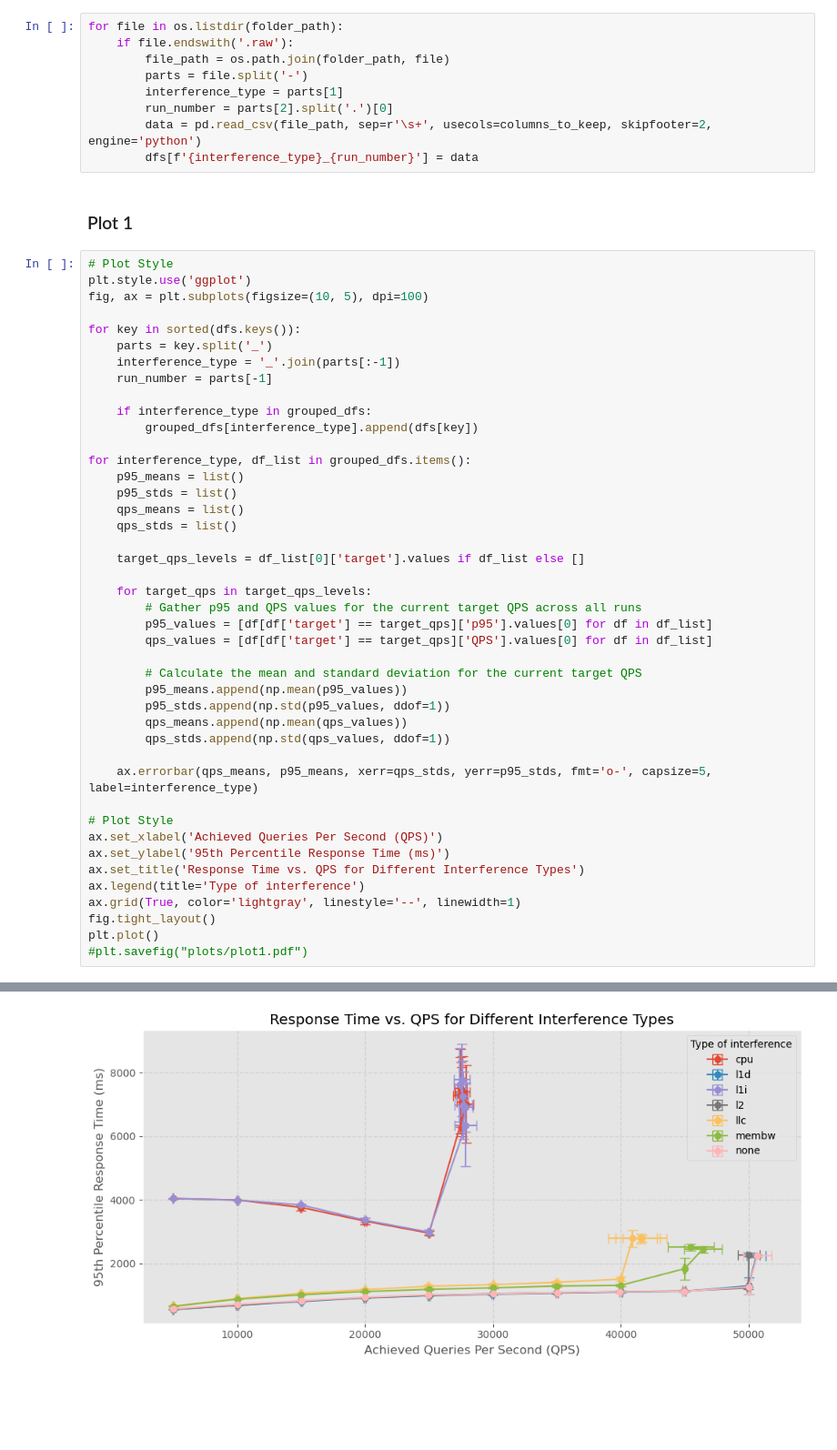
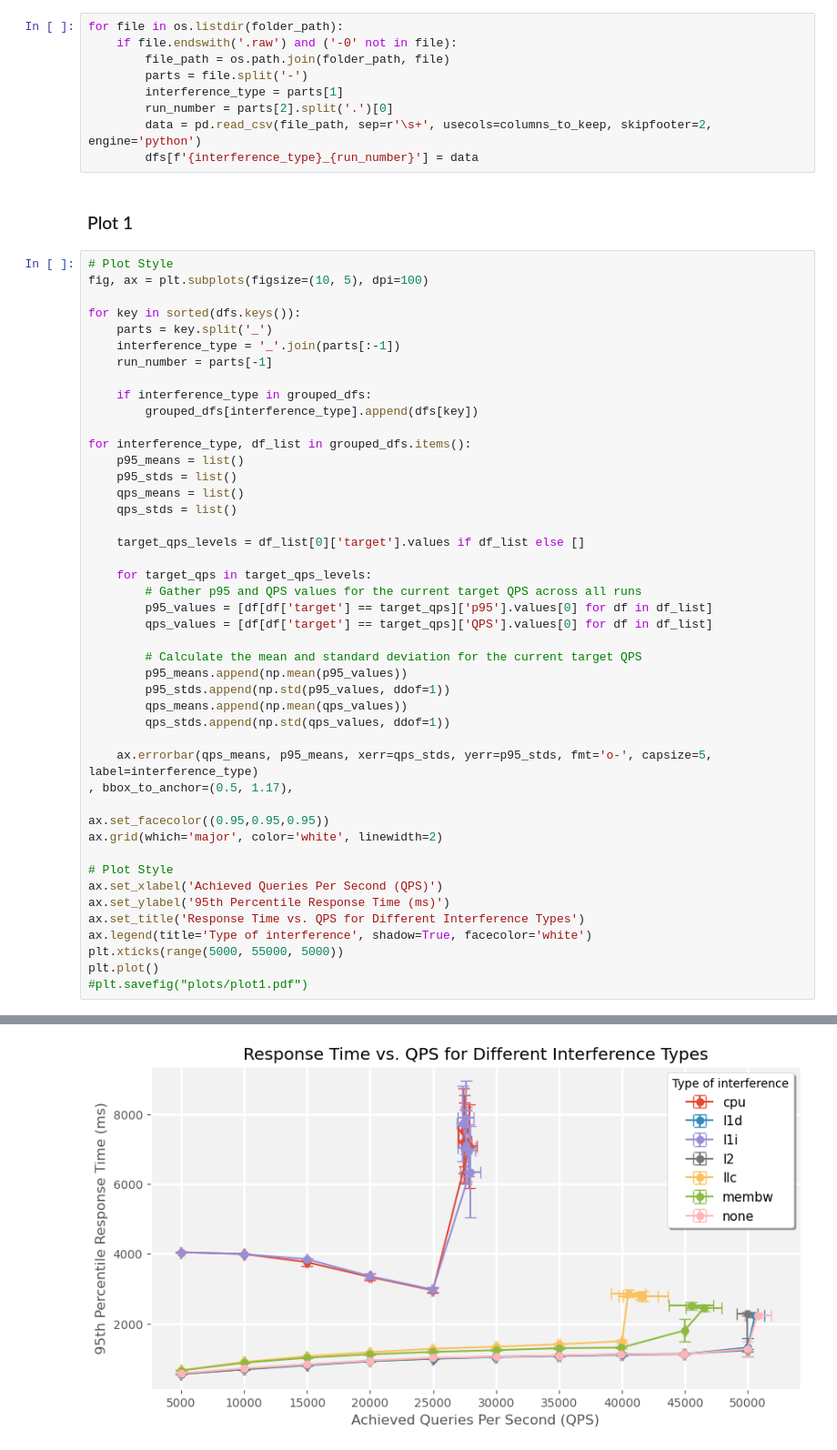
Before and after one commit to czanoli/ETH-Cloud-Computing-Architectures-2024, a Jupyter notebook: part1/plots.ipynb, the cells around one changed output, grey strips where cells are left out. Shown: that part at 91% size. Drawn from its saved outputs; the diff is of its cells as text; blank space fills up the shorter version.

Commit message:
improve plots

```diff
--- a/part1/plots.ipynb
+++ b/part1/plots.ipynb
@@ -16,7 +16,7 @@ grouped_dfs = {interference_type: [] for interference_type in ['cpu', 'l1d', 'l1
 ### Load Data
 # %%
 for file in os.listdir(folder_path):
-    if file.endswith('.raw'):
+    if file.endswith('.raw') and ('-0' not in file):
         file_path = os.path.join(folder_path, file)
         parts = file.split('-')
         interference_type = parts[1]
@@ -27,7 +27,6 @@ for file in os.listdir(folder_path):
 ### Plot 1
 # %%
 # Plot Style
-plt.style.use('ggplot')
 fig, ax = plt.subplots(figsize=(10, 5), dpi=100)
 
 for key in sorted(dfs.keys()):
@@ -40,34 +39,37 @@ for key in sorted(dfs.keys()):
 
 for interference_type, df_list in grouped_dfs.items():
     p95_means = list()
     p95_stds = list()
     qps_means = list()
     qps_stds = list()
 
     target_qps_levels = df_list[0]['target'].values if df_list else []
 
     for target_qps in target_qps_levels:
         # Gather p95 and QPS values for the current target QPS across all runs
         p95_values = [df[df['target'] == target_qps]['p95'].values[0] for df in df_list]
         qps_values = [df[df['target'] == target_qps]['QPS'].values[0] for df in df_list]
 
         # Calculate the mean and standard deviation for the current target QPS
         p95_means.append(np.mean(p95_values))
         p95_stds.append(np.std(p95_values, ddof=1))
         qps_means.append(np.mean(qps_values))
         qps_stds.append(np.std(qps_values, ddof=1))
 
     ax.errorbar(qps_means, p95_means, xerr=qps_stds, yerr=p95_stds, fmt='o-', capsize=5, label=interference_type)
+, bbox_to_anchor=(0.5, 1.17),
+
+ax.set_facecolor((0.95,0.95,0.95))
+ax.grid(which='major', color='white', linewidth=2)
 
 # Plot Style
 ax.set_xlabel('Achieved Queries Per Second (QPS)')
 ax.set_ylabel('95th Percentile Response Time (ms)')
 ax.set_title('Response Time vs. QPS for Different Interference Types')
-ax.legend(title='Type of interference')
-ax.grid(True, color='lightgray', linestyle='--', linewidth=1)
-fig.tight_layout()
+ax.legend(title='Type of interference', shadow=True, facecolor='white')
+plt.xticks(range(5000, 55000, 5000))
 plt.plot()
 #plt.savefig("plots/plot1.pdf")
 # %% [output]
 []
-[figure, old version]
+[figure, new version]
```
